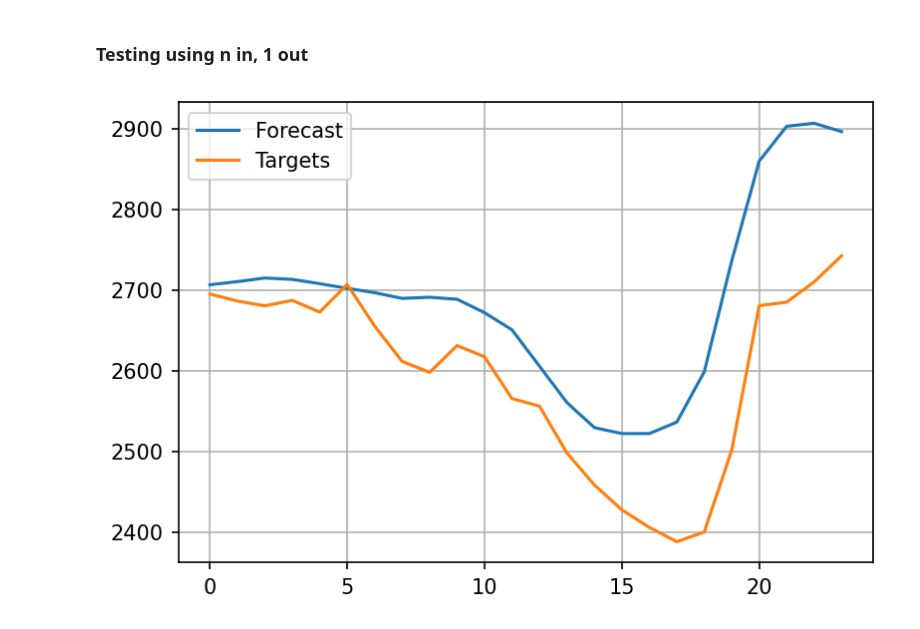
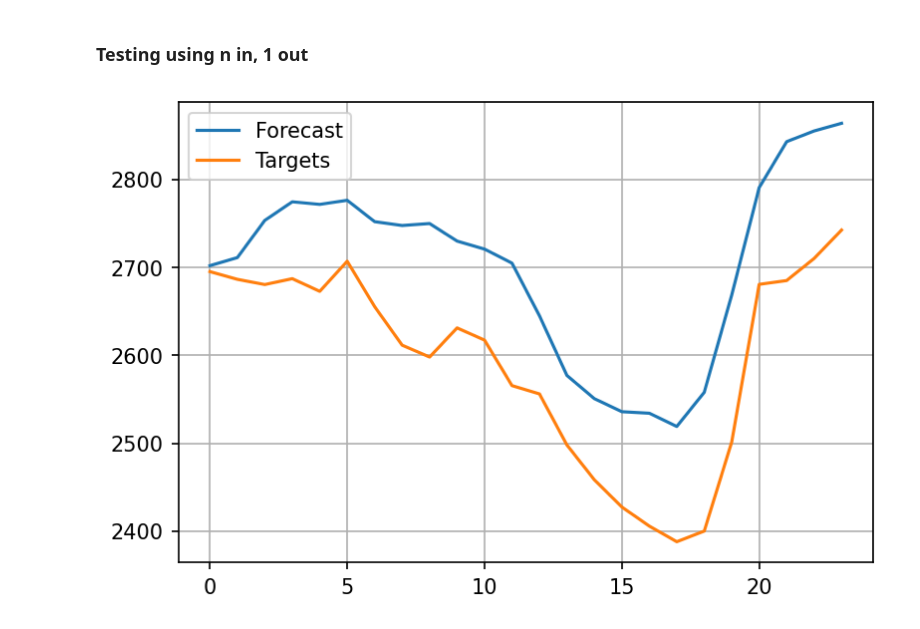
Before and after one commit to jatobro/it3030-deep-learning, a Jupyter notebook: timeseries/cnn.ipynb, the cells around one changed output. Drawn from its saved outputs; the diff is of its cells as text; code cells hidden in the pictures.

```diff
--- a/timeseries/cnn.ipynb
+++ b/timeseries/cnn.ipynb
@@ -95,4 +99,4 @@ Convolutional(
 ### Loss function and optimizer
 # %%
 loss_fn = nn.MSELoss()
-optimizer = torch.optim.Adam(model.parameters(), lr=7e-4)
+optimizer = torch.optim.Adam(model.parameters(), lr=5e-5)
@@ -135,47 +116,46 @@ test_loader = DataLoader(test_dataset, batch_size=32, shuffle=True, drop_last=Tr
 # %% [markdown]
 ### Training
 # %%
-epochs = 5
+epochs = 10
 
 losses = []
 losses_show = []
 val_losses = []
-
 for e in range(epochs):
     model.train()
-    epoch_loss = []
 
-    for X, y in train_loader:
-        X, y = X.to(device), y.to(device)
+    epoch_losses = []
+    for x, y in train_loader:
+        x, y = x.to(device), y.to(device)
 
         optimizer.zero_grad()
 
-        pred = model(X)
-        loss = loss_fn(pred, y)
+        preds = model(x)
+
+        loss = loss_fn(preds, y)
 
         loss.backward()
+
         optimizer.step()
 
+        epoch_losses.append(loss.item())
         losses.append(loss.item())
-        epoch_loss.append(loss.item())
-
         if len(losses) > 20:
             losses_show.append(sum(losses[-20:]) / 20)
         else:
             losses_show.append(losses[-1])
 
+    print(f"Epoch {e+1} loss: {sum(epoch_losses) / len(epoch_losses)}")
+
     model.eval()
     val_loss = []
-    for X, y in val_loader:
-        X, y = X.to(device), y.to(device).squeeze()
-
-        pred = model(X).squeeze()
-        loss = loss_fn(pred, y)
-        val_loss.append(loss.item())
-
+    for x, y in val_loader:
+        x, y = x.to(device), y.to(device)
+        y = y.squeeze()
+        preds = model(x).squeeze()
+        loss = loss_fn(preds, y)
+        val_loss.append(loss)
     avg_val_loss = sum(val_loss) / len(val_loss)
-    print(f"Epoch {e+1}, Loss: {sum(epoch_loss) / len(epoch_loss)}")
-    print(f"Val loss: {avg_val_loss}")
-
-    val_losses.append(avg_val_loss)
+    print(f"Epoch {e+1} val loss: {avg_val_loss}")
+    val_losses.append(avg_val_loss.item())
 # %% [output]
@@ -213,33 +203,33 @@ start_point = 1100
 fw = 24
 tw = 100
 
 historic_data = df_test.copy(deep=True)[start_point : start_point + tw + fw].values
-targets = copy.deepcopy(historic_data)[tw : tw + fw][:, 1]
+targets = copy.deepcopy(historic_data)[tw : tw + fw][:, 0]
 
 predictions = []
 
 for i in range(fw):
     x = historic_data[i : tw + i].reshape(-1, 2)
 
     x = torch.Tensor(x).unsqueeze(0).to(device)
     p = model(x)
 
     predictions.append(p.item())
-    historic_data[-fw + i, 1] = p.item()
+    historic_data[-fw + i, 0] = p.item()
 
 
 # denormalize
 predictions = (
     np.array(predictions) * train_std["consumption"] + train_mean["consumption"]
 )
 targets = np.array(targets) * train_std["consumption"] + train_mean["consumption"]
 
 x = range(predictions.shape[0])
 plt.figure(figsize=(6, 4), dpi=150)
 plt.plot(x, predictions, label="Forecast")
 plt.plot(x, targets, label="Targets")
 plt.legend()
 plt.grid()
 plt.show()
 # %% [output]
-[figure, old version]
+[figure, new version]
```
Also changed, not shown: parts of 8 cells of this notebook, 5 other files.
